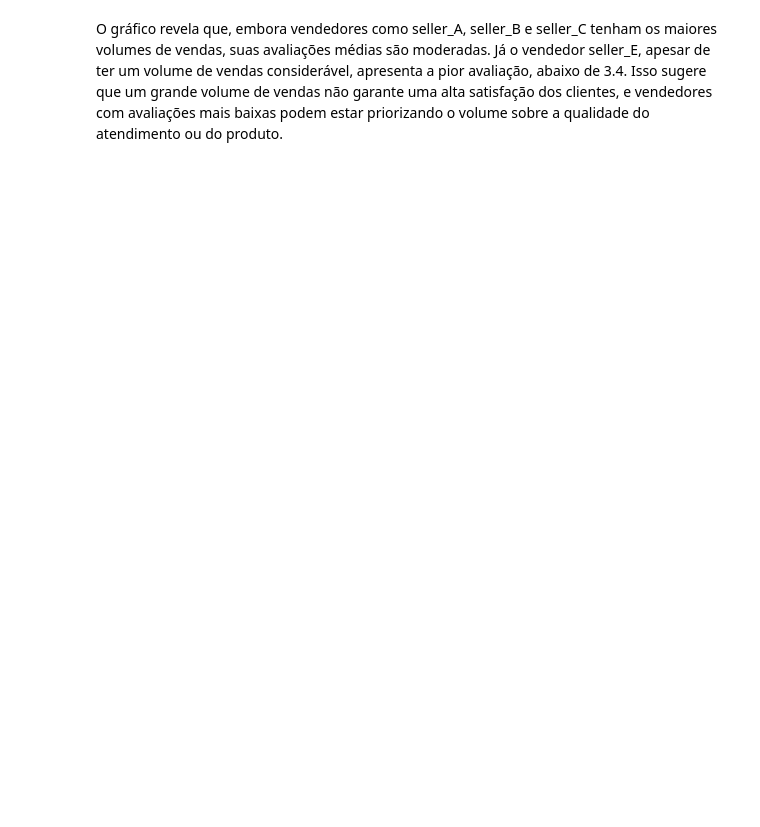
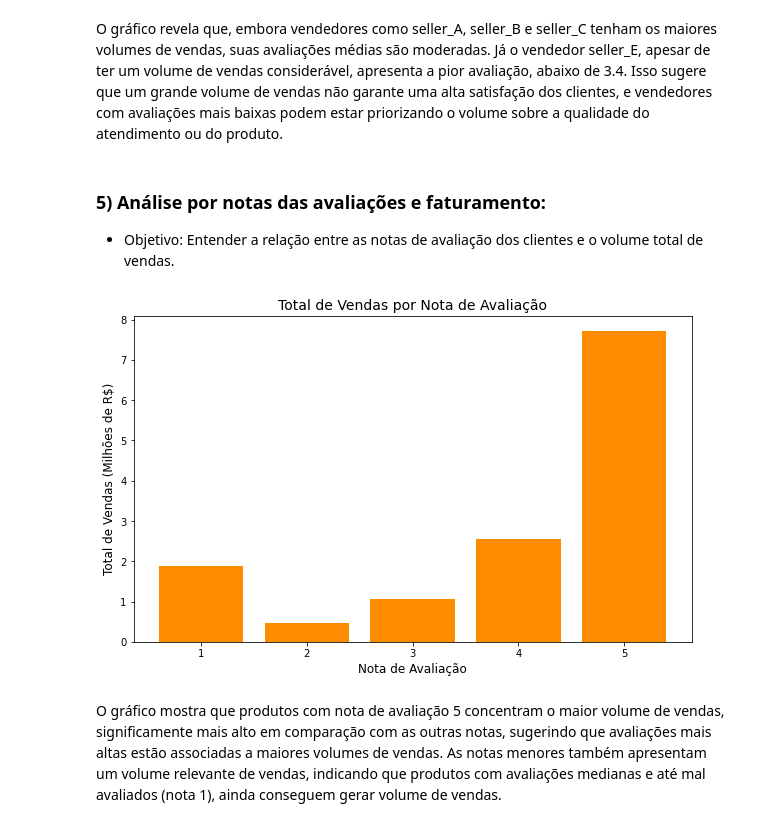
Before and after one commit to Squinelato/eEDB-002-2024-3, a Jupyter notebook: exploratory_analysis/data_analysis.ipynb, the cells around one changed output. Cells and saved outputs as stored; diff of their text form; code cells hidden in the pictures; blank space fills up the shorter version.

```diff
--- a/exploratory_analysis/data_analysis.ipynb
+++ b/exploratory_analysis/data_analysis.ipynb
@@ -523,2 +524,20 @@ NameError: name 'top_sellers' is not defined
 # %% [markdown]
 O gráfico revela que, embora vendedores como seller_A, seller_B e seller_C tenham os maiores volumes de vendas, suas avaliações médias são moderadas. Já o vendedor seller_E, apesar de ter um volume de vendas considerável, apresenta a pior avaliação, abaixo de 3.4. Isso sugere que um grande volume de vendas não garante uma alta satisfação dos clientes, e vendedores com avaliações mais baixas podem estar priorizando o volume sobre a qualidade do atendimento ou do produto.
+# %% [markdown]
+### 5) Análise por notas das avaliações e faturamento:
+- Objetivo: Entender a relação entre as notas de avaliação dos clientes e o volume total de vendas.
+# %%
+sales_by_review = sellers_review_order_items.groupby('review_score')['price'].sum().reset_index()
+
+plt.figure(figsize=(10, 6))
+plt.bar(sales_by_review['review_score'], sales_by_review['price']/1000000, color='darkorange')
+
+plt.title('Total de Vendas por Nota de Avaliação', fontsize=14)
+plt.xlabel('Nota de Avaliação', fontsize=12)
+plt.ylabel('Total de Vendas (Milhões de R$)', fontsize=12)
+
+plt.show()
+# %% [output]
+[figure, added]
+# %% [markdown]
+O gráfico mostra que produtos com nota de avaliação 5 concentram o maior volume de vendas, significamente mais alto em comparação com as outras notas, sugerindo que avaliações mais altas estão associadas a maiores volumes de vendas. As notas menores também apresentam um volume relevante de vendas, indicando que produtos com avaliações medianas e até mal avaliados (nota 1), ainda conseguem gerar volume de vendas.
```
Also changed, not shown: parts of 10 cells of this notebook.
